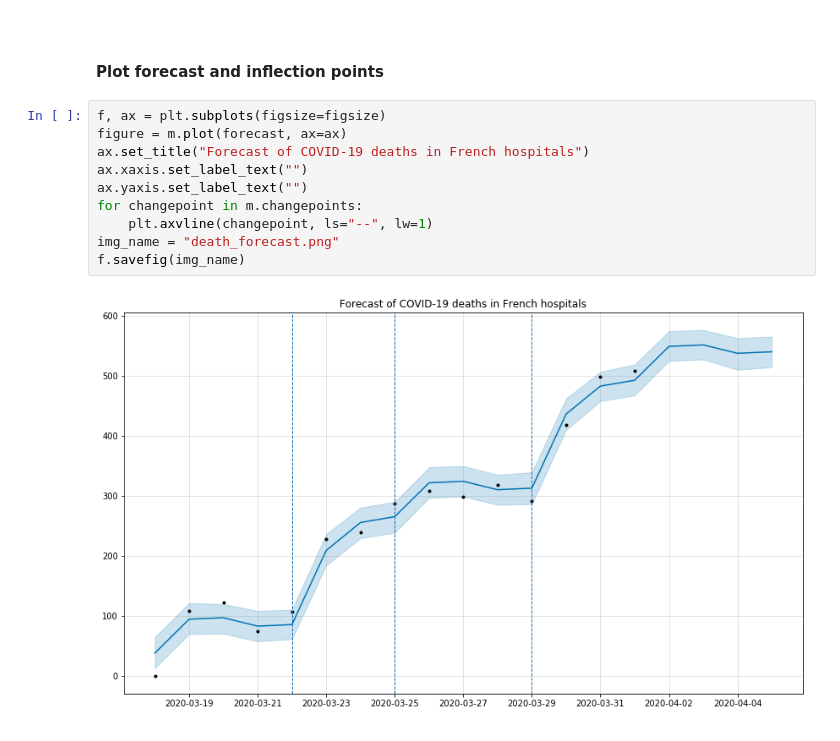
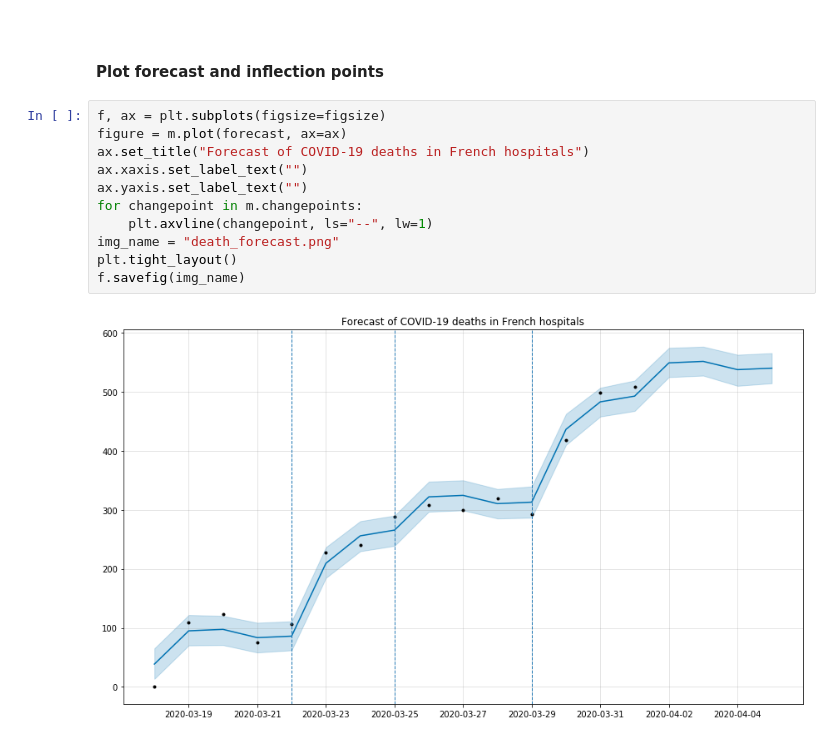
Before and after one commit to thomasdubdub/covid-forecast, a Jupyter notebook: demo-death.ipynb, the cells around one changed output. Cells and saved outputs as stored; diff of their text form.

```diff
--- a/demo-death.ipynb
+++ b/demo-death.ipynb
@@ -95,12 +96,13 @@ forecast = m.predict(future)
 # %%
 f, ax = plt.subplots(figsize=figsize)
 figure = m.plot(forecast, ax=ax)
 ax.set_title("Forecast of COVID-19 deaths in French hospitals")
 ax.xaxis.set_label_text("")
 ax.yaxis.set_label_text("")
 for changepoint in m.changepoints:
     plt.axvline(changepoint, ls="--", lw=1)
 img_name = "death_forecast.png"
+plt.tight_layout()
 f.savefig(img_name)
 # %% [output]
-[figure, old version]
+[figure, new version]
```
Also changed, not shown: parts of 1 cell of this notebook, 3 other files.
